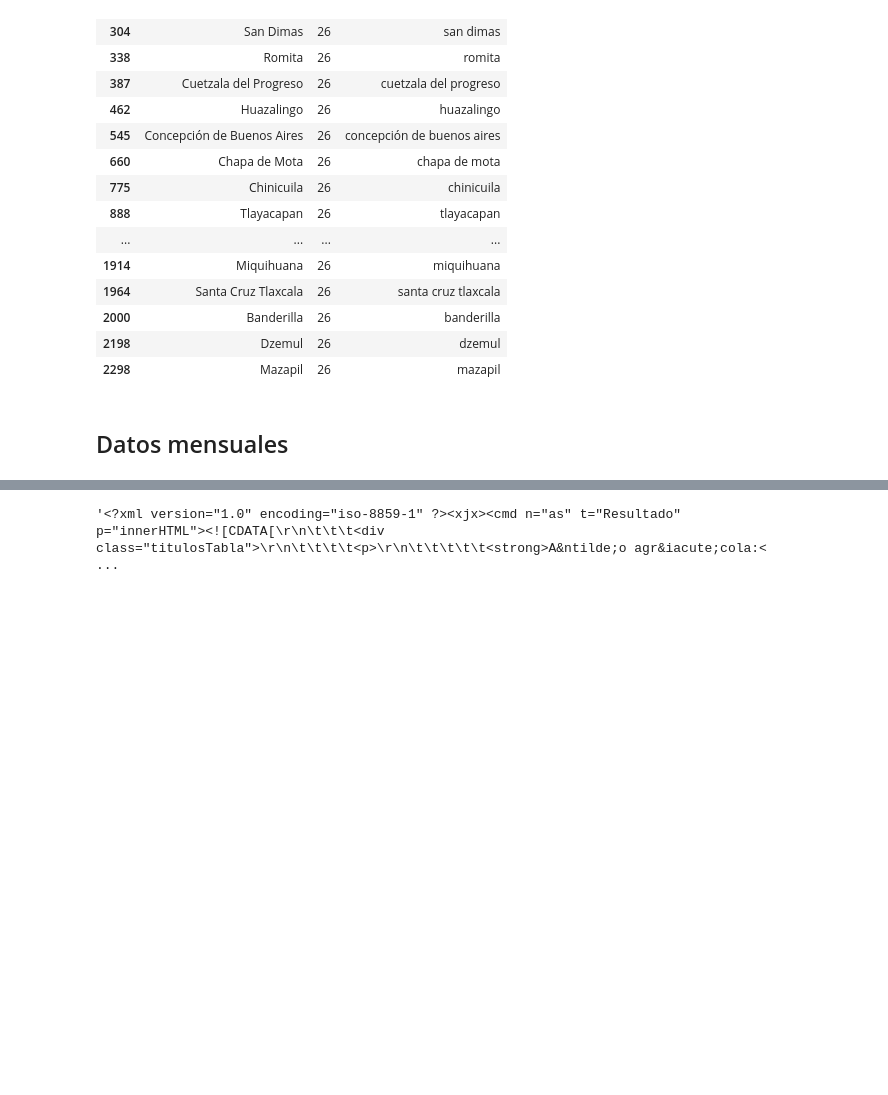
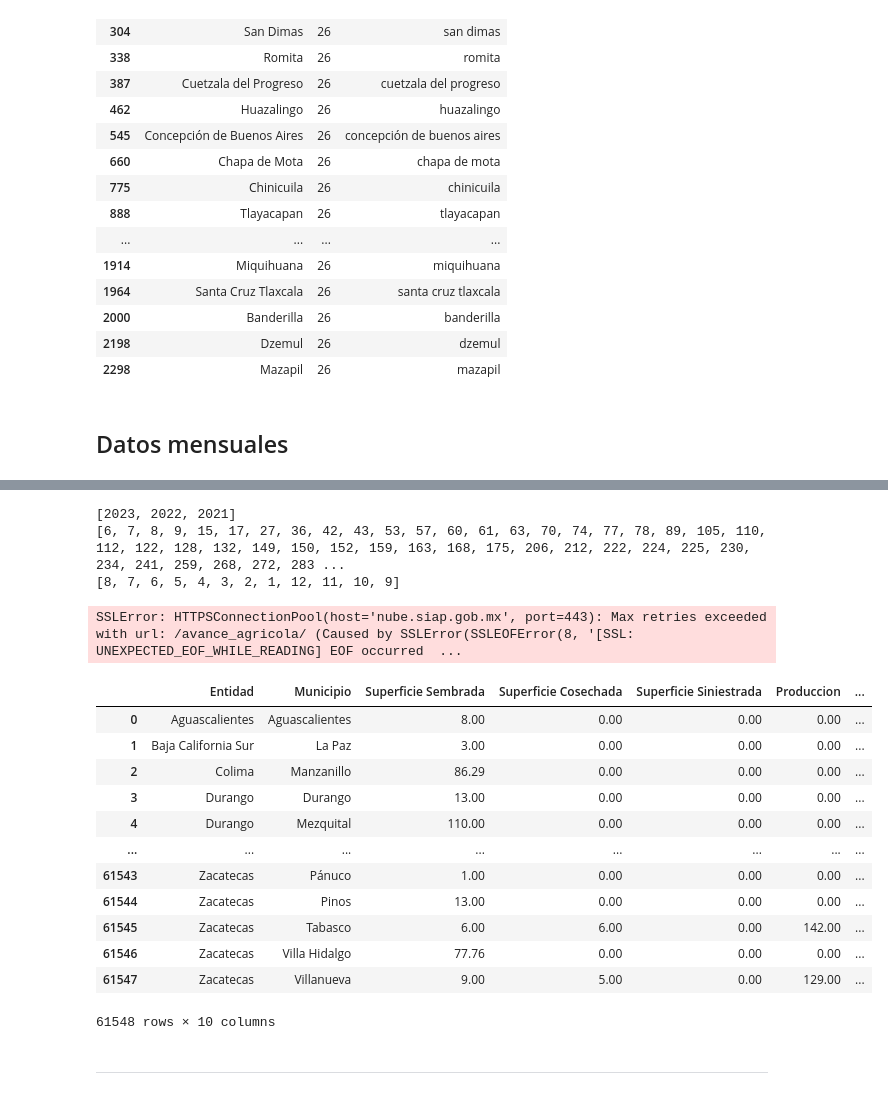
Before and after one commit to josemal98/Proyecto_Ing_Caract, a Jupyter notebook: Primera_parte/Cargar_datos_2.ipynb, the cells around one changed output, grey strips where cells are left out. Cells and saved outputs as stored; diff of their text form; code cells hidden in the pictures; blank space fills up the shorter version.

Commit message:
Ciclo para descargar datos mensuales

```diff
--- a/Primera_parte/Cargar_datos_2.ipynb
+++ b/Primera_parte/Cargar_datos_2.ipynb
@@ -212 +190,9 @@ print(municipio)
+# %%
+print(anio_arr)
+print(cultivo_arr)
+print(mes_arr)
+# %% [output]
+[2023, 2022, 2021]
+[6, 7, 8, 9, 15, 17, 27, 36, 42, 43, 53, 57, 60, 61, 63, 70, 74, 77, 78, 89, 105, 110, 112, 122, 128, 132, 149, 150, 152, 159, 163, 168, 175, 206, 212, 222, 224, 225, 230, 234, 241, 259, 268, 272, 283 ...
+[8, 7, 6, 5, 4, 3, 2, 1, 12, 11, 10, 9]
 # %%
@@ -245,4 +233,61 @@ response.encoding='ISO-8859-1'
-# %%
-response.text
-# %% [output]
-'<?xml version="1.0" encoding="iso-8859-1" ?><xjx><cmd n="as" t="Resultado" p="innerHTML"><![CDATA[\r\n\t\t\t<div class="titulosTabla">\r\n\t\t\t\t<p>\r\n\t\t\t\t\t<strong>A&ntilde;o agr&iacute;cola:< ...
+# %%
+# anio,mes,ciclo,cultivo, entidad, modalidad
+columnas = ["Entidad", "Municipio", "Superficie Sembrada", "Superficie Cosechada", "Superficie Siniestrada", "Produccion", "Rendimiento","anio", "mes", "cultivo"]
+df_raw2 = pd.DataFrame(columns=columnas)
+
+for anio in anio_arr:
+  for mes in mes_arr:
+    for cultivo in cultivo_arr:
+      xml_data = API_SIAP(anio,mes,cultivo)
+      # Parseamos el XML con BeautifulSoup usando el analizador XML (lxml)
+      soup = BeautifulSoup(xml_data, 'lxml');
+
+      # Encontramos la tabla por su ID
+      tabla = soup.find('table', id='Resultados-reporte')
+
+      if tabla:
+          # Inicializamos listas para almacenar los datos
+          datos = []
+
+          # Iteramos a través de las filas de la tabla
+          for fila in tabla.find_all('tr')[1:]:  # Ignoramos la primera fila de encabezados
+              columnas = fila.find_all('td')
+              if len(columnas) == 0:  # Ignoramos las filas vacías
+                  continue
+
+              # Extraemos los datos relevantes de cada columna
+              #posicion = columnas[0].get_text()
+              entidad = columnas[1].get_text()
+              municipio = columnas[2].get_text()
+              superficie_sembrada = columnas[3].get_text()
+              superficie_cosechada = columnas[4].get_text()
+              superficie_siniestrada = columnas[5].get_text()
+              produccion = columnas[6].get_text()
+              rendimiento = columnas[7].get_text()
+
+              # Agregamos los datos a la lista
+              datos = [
+                  entidad, municipio,
+                  superficie_sembrada, superficie_cosechada,
+                  superficie_siniestrada, produccion, rendimiento,
+                  anio, mes, cultivo
+              ]
+              df_raw2.loc[len(df_raw2)] = datos
+# %% [output]
+SSLError: HTTPSConnectionPool(host='nube.siap.gob.mx', port=443): Max retries exceeded with url: /avance_agricola/ (Caused by SSLError(SSLEOFError(8, '[SSL: UNEXPECTED_EOF_WHILE_READING] EOF occurred  ...
+# %%
+df_raw2
+# %% [output]
+|  | Entidad | Municipio | Superficie Sembrada | Superficie Cosechada | Superficie Siniestrada | Produccion | ... |
+| 0 | Aguascalientes | Aguascalientes | 8.00 | 0.00 | 0.00 | 0.00 | ... |
+| 1 | Baja California Sur | La Paz | 3.00 | 0.00 | 0.00 | 0.00 | ... |
+| 2 | Colima | Manzanillo | 86.29 | 0.00 | 0.00 | 0.00 | ... |
+| 3 | Durango | Durango | 13.00 | 0.00 | 0.00 | 0.00 | ... |
+| 4 | Durango | Mezquital | 110.00 | 0.00 | 0.00 | 0.00 | ... |
+| ... | ... | ... | ... | ... | ... | ... | ... |
+| 61543 | Zacatecas | Pánuco | 1.00 | 0.00 | 0.00 | 0.00 | ... |
+| 61544 | Zacatecas | Pinos | 13.00 | 0.00 | 0.00 | 0.00 | ... |
+| 61545 | Zacatecas | Tabasco | 6.00 | 6.00 | 0.00 | 142.00 | ... |
+| 61546 | Zacatecas | Villa Hidalgo | 77.76 | 0.00 | 0.00 | 0.00 | ... |
+| 61547 | Zacatecas | Villanueva | 9.00 | 5.00 | 0.00 | 129.00 | ... |
+61548 rows × 10 columns
@@ -248,0 +298,2 @@ response.text
+# %% [markdown]
+_____________________________
```
Also changed, not shown: parts of 7 cells of this notebook.
